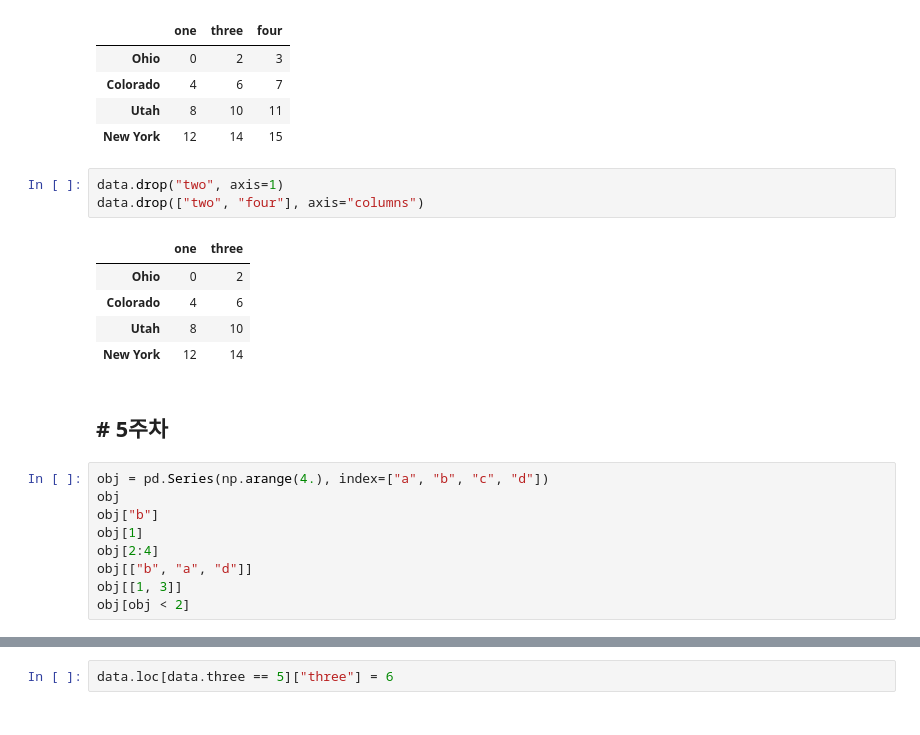
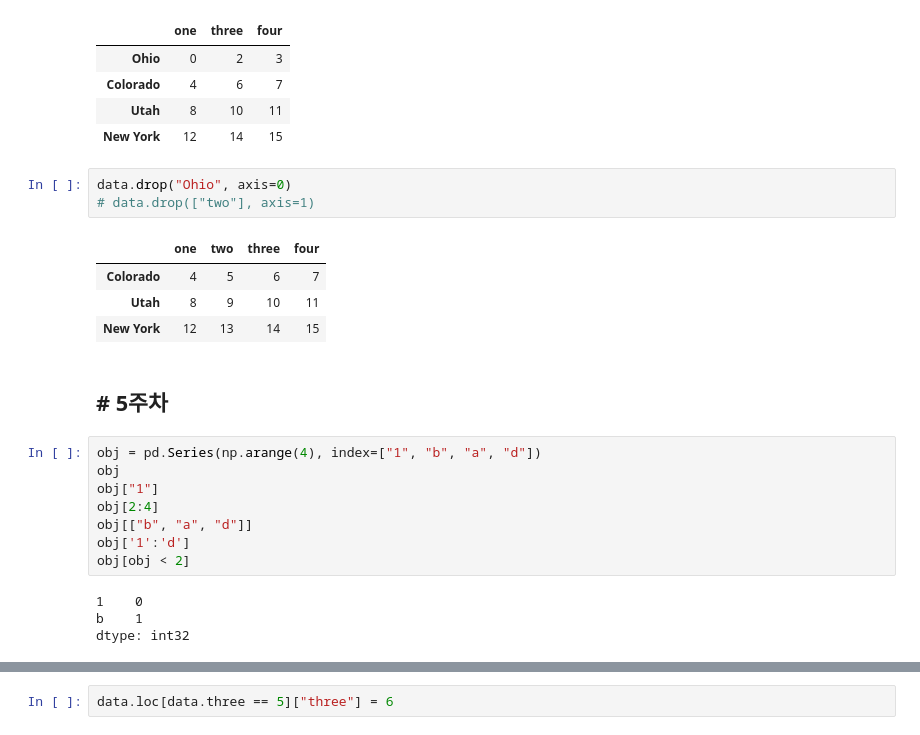
Before and after one commit to novoodi/python_basic_2, a Jupyter notebook: ch05_update_class.ipynb, the cells around one changed output, grey strips where cells are left out. Drawn from its saved outputs; the diff is of its cells as text.

```diff
--- a/ch05_update_class.ipynb
+++ b/ch05_update_class.ipynb
@@ -1461,24 +1463,26 @@ data.drop(columns=["two"])
 | Utah | 8 | 10 | 11 |
 | New York | 12 | 14 | 15 |
 # %%
-data.drop("two", axis=1)
-data.drop(["two", "four"], axis="columns")
+data.drop("Ohio", axis=0)
+# data.drop(["two"], axis=1)
 # %% [output]
-|  | one | three |
-| Ohio | 0 | 2 |
-| Colorado | 4 | 6 |
-| Utah | 8 | 10 |
-| New York | 12 | 14 |
+|  | one | two | three | four |
+| Colorado | 4 | 5 | 6 | 7 |
+| Utah | 8 | 9 | 10 | 11 |
+| New York | 12 | 13 | 14 | 15 |
 # %% [markdown]
 ## #  5주차
 # %%
-obj = pd.Series(np.arange(4.), index=["a", "b", "c", "d"])
+obj = pd.Series(np.arange(4), index=["1", "b", "a", "d"])
 obj
-obj["b"]
-obj[1]
+obj["1"]
 obj[2:4]
 obj[["b", "a", "d"]]
-obj[[1, 3]]
+obj['1':'d']
 obj[obj < 2]
+# %% [output]
+1    0
+b    1
+dtype: int32
 # %%
 obj.loc[["b", "a", "d"]]
```
Also changed, not shown: parts of 111 cells of this notebook, 1 other file.
